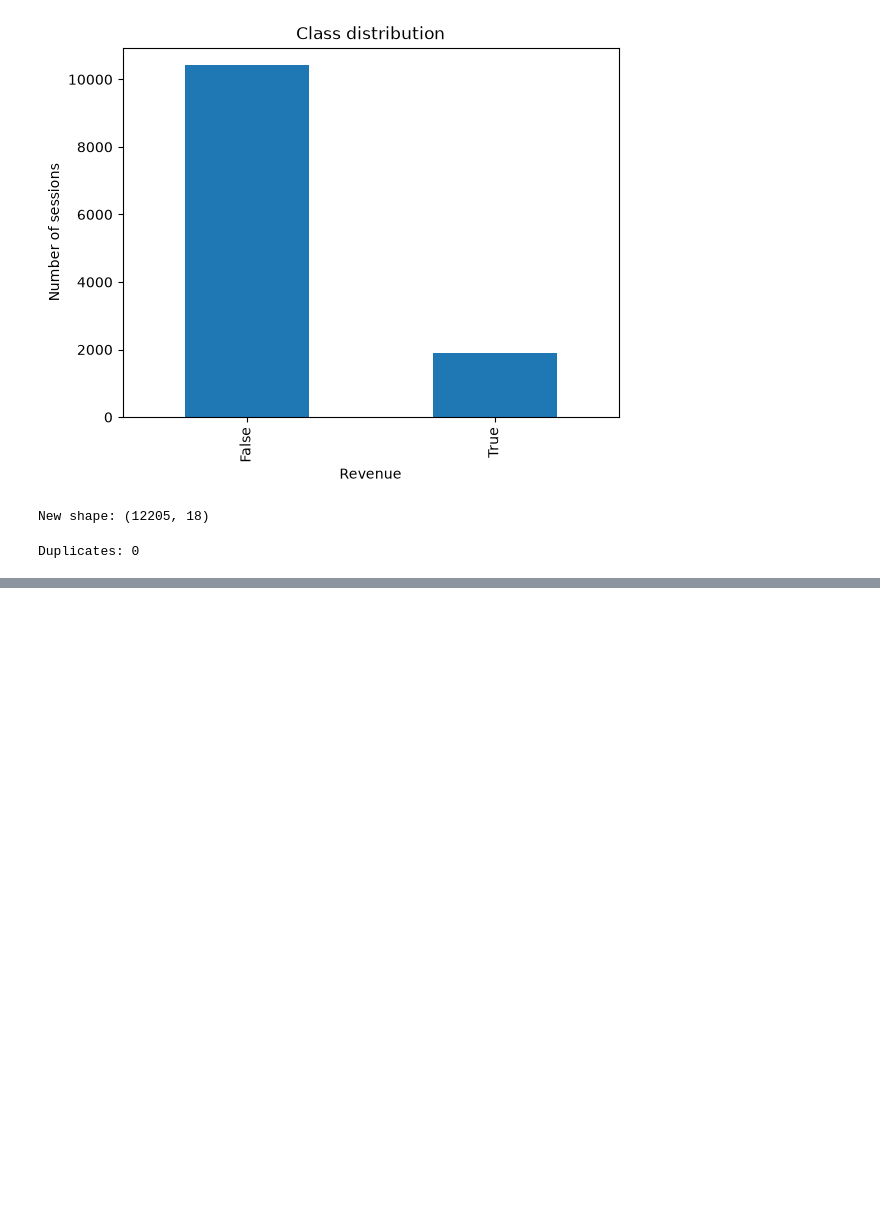
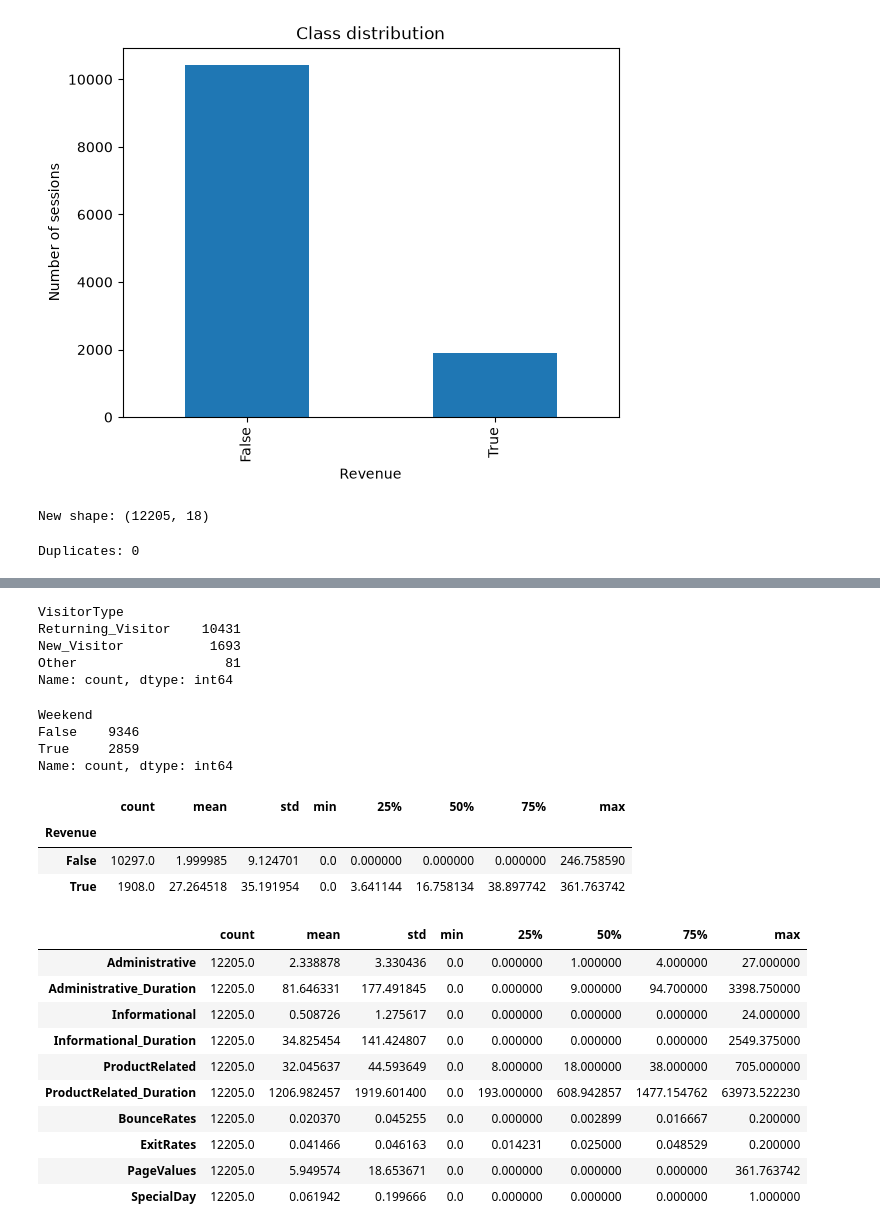
Before and after one commit to EmilB04/Machine-Learning, a Jupyter notebook: project1/notebooks/analysis.ipynb, the cells around one changed output, grey strips where cells are left out. Cells and saved outputs as stored; diff of their text form; code cells hidden in the pictures; blank space fills up the shorter version.

```diff
--- a/project1/notebooks/analysis.ipynb
+++ b/project1/notebooks/analysis.ipynb
@@ -129,0 +187,49 @@ Duplicates: 0
+# %%
+df["VisitorType"].value_counts()
+# %% [output]
+VisitorType
+Returning_Visitor    10431
+New_Visitor           1693
+Other                   81
+Name: count, dtype: int64
+# %%
+df["Weekend"].value_counts()
+# %% [output]
+Weekend
+False    9346
+True     2859
+Name: count, dtype: int64
+# %%
+df.groupby("Revenue")["PageValues"].describe()
+# %% [output]
+|  | count | mean | std | min | 25% | 50% | 75% | max |
+| Revenue |  |  |  |  |  |  |  |  |
+| False | 10297.0 | 1.999985 | 9.124701 | 0.0 | 0.000000 | 0.000000 | 0.000000 | 246.758590 |
+| True | 1908.0 | 27.264518 | 35.191954 | 0.0 | 3.641144 | 16.758134 | 38.897742 | 361.763742 |
+# %%
+numeric_columns = [
+    "Administrative",
+    "Administrative_Duration",
+    "Informational",
+    "Informational_Duration",
+    "ProductRelated",
+    "ProductRelated_Duration",
+    "BounceRates",
+    "ExitRates",
+    "PageValues",
+    "SpecialDay"
+]
+
+df[numeric_columns].describe().T
+# %% [output]
+|  | count | mean | std | min | 25% | 50% | 75% | max |
+| Administrative | 12205.0 | 2.338878 | 3.330436 | 0.0 | 0.000000 | 1.000000 | 4.000000 | 27.000000 |
+| Administrative_Duration | 12205.0 | 81.646331 | 177.491845 | 0.0 | 0.000000 | 9.000000 | 94.700000 | 3398.750000 |
+| Informational | 12205.0 | 0.508726 | 1.275617 | 0.0 | 0.000000 | 0.000000 | 0.000000 | 24.000000 |
+| Informational_Duration | 12205.0 | 34.825454 | 141.424807 | 0.0 | 0.000000 | 0.000000 | 0.000000 | 2549.375000 |
+| ProductRelated | 12205.0 | 32.045637 | 44.593649 | 0.0 | 8.000000 | 18.000000 | 38.000000 | 705.000000 |
+| ProductRelated_Duration | 12205.0 | 1206.982457 | 1919.601400 | 0.0 | 193.000000 | 608.942857 | 1477.154762 | 63973.522230 |
+| BounceRates | 12205.0 | 0.020370 | 0.045255 | 0.0 | 0.000000 | 0.002899 | 0.016667 | 0.200000 |
+| ExitRates | 12205.0 | 0.041466 | 0.046163 | 0.0 | 0.014231 | 0.025000 | 0.048529 | 0.200000 |
+| PageValues | 12205.0 | 5.949574 | 18.653671 | 0.0 | 0.000000 | 0.000000 | 0.000000 | 361.763742 |
+| SpecialDay | 12205.0 | 0.061942 | 0.199666 | 0.0 | 0.000000 | 0.000000 | 0.000000 | 1.000000 |
```
Also changed, not shown: parts of 5 cells of this notebook, 1 other file.
